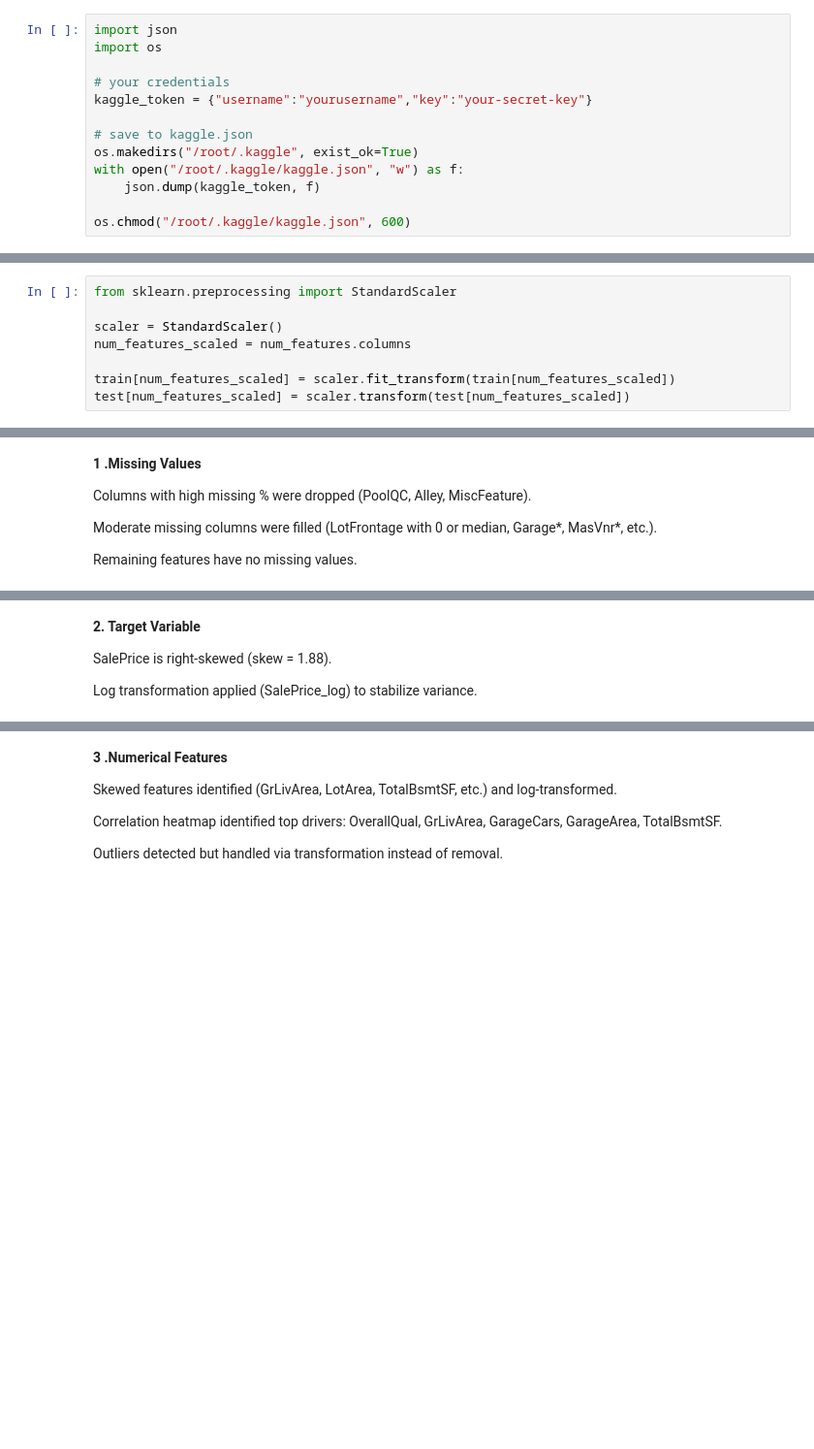
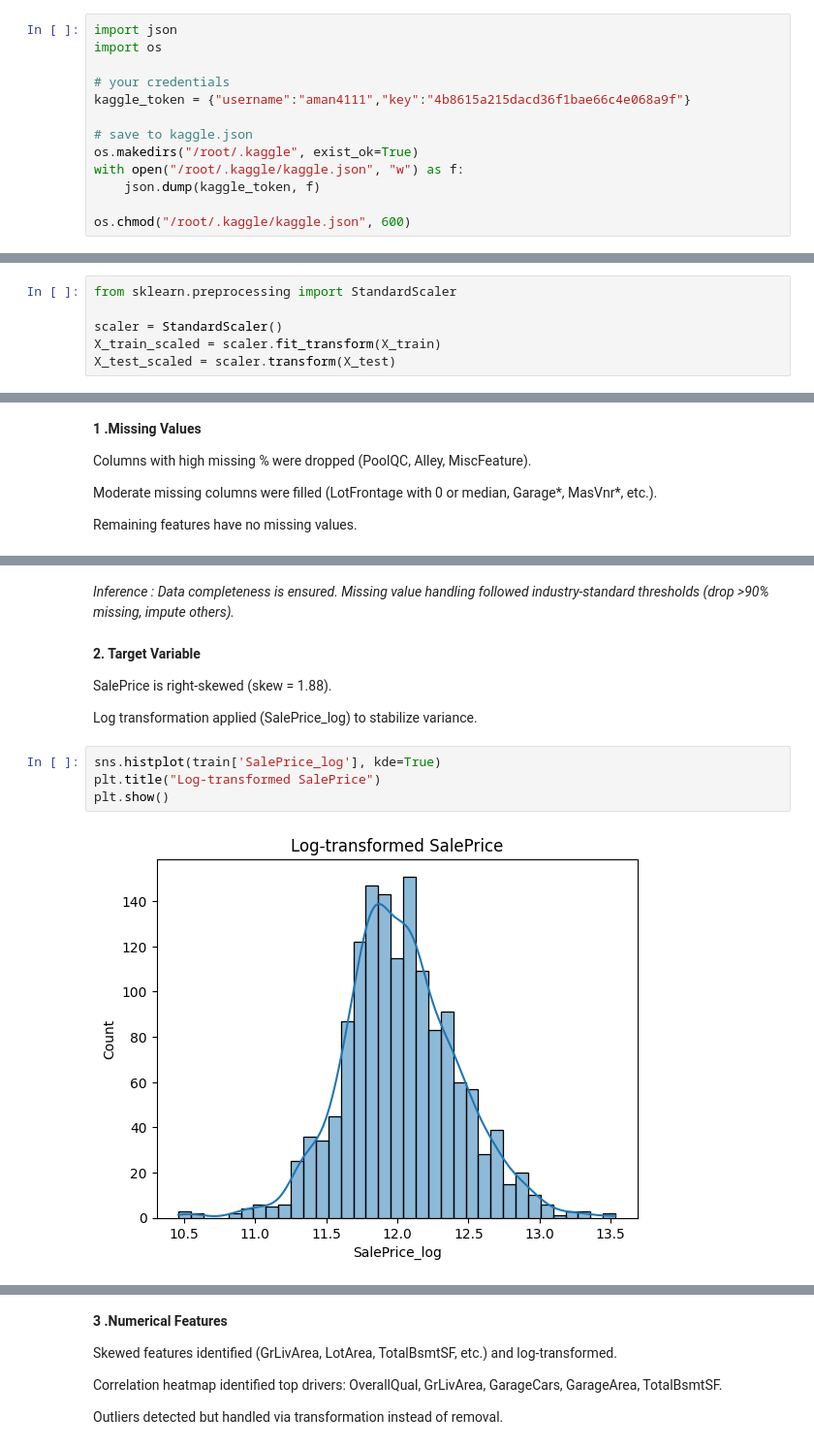
Before and after one commit to Aman-sys-ui/EDA, a Jupyter notebook: House_Price/House_Price_prediction.ipynb, the cells around one changed output, grey strips where cells are left out. Shown at 97% size. Cells and saved outputs as stored; diff of their text form; blank space fills up the shorter version.

```diff
--- a/House_Price/House_Price_prediction.ipynb
+++ b/House_Price/House_Price_prediction.ipynb
@@ -3,7 +3,7 @@ import json
 import os
 
 # your credentials
-kaggle_token = {"username":"yourusername","key":"your-secret-key"}
+kaggle_token = {"username":"aman4111","key":"4b8615a215dacd36f1bae66c4e068a9f"}
 
 # save to kaggle.json
 os.makedirs("/root/.kaggle", exist_ok=True)
@@ -677,8 +680,6 @@ for col in skewed_feats.index:
 from sklearn.preprocessing import StandardScaler
 
 scaler = StandardScaler()
-num_features_scaled = num_features.columns
-
-train[num_features_scaled] = scaler.fit_transform(train[num_features_scaled])
-test[num_features_scaled] = scaler.transform(test[num_features_scaled])
+X_train_scaled = scaler.fit_transform(X_train)
+X_test_scaled = scaler.transform(X_test)
 # %% [markdown]
@@ -705,6 +711,14 @@ Remaining features have no missing values.
+# %% [markdown]
+*Inference : Data completeness is ensured. Missing value handling followed industry-standard thresholds (drop >90% missing, impute others).*
 # %% [markdown]
 **2. Target Variable**
 
 SalePrice is right-skewed (skew = 1.88).
 
 Log transformation applied (SalePrice_log) to stabilize variance.
+# %%
+sns.histplot(train['SalePrice_log'], kde=True)
+plt.title("Log-transformed SalePrice")
+plt.show()
+# %% [output]
+[figure, added]
```
Also changed, not shown: parts of 17 cells of this notebook.
